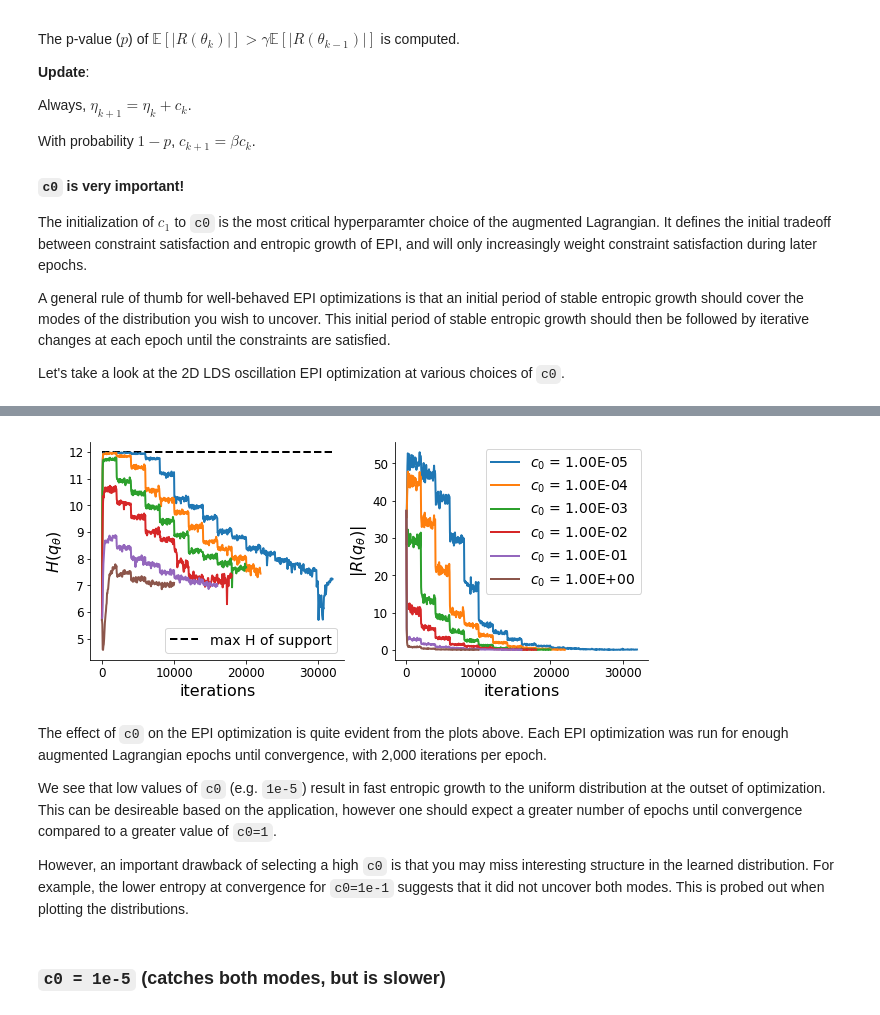
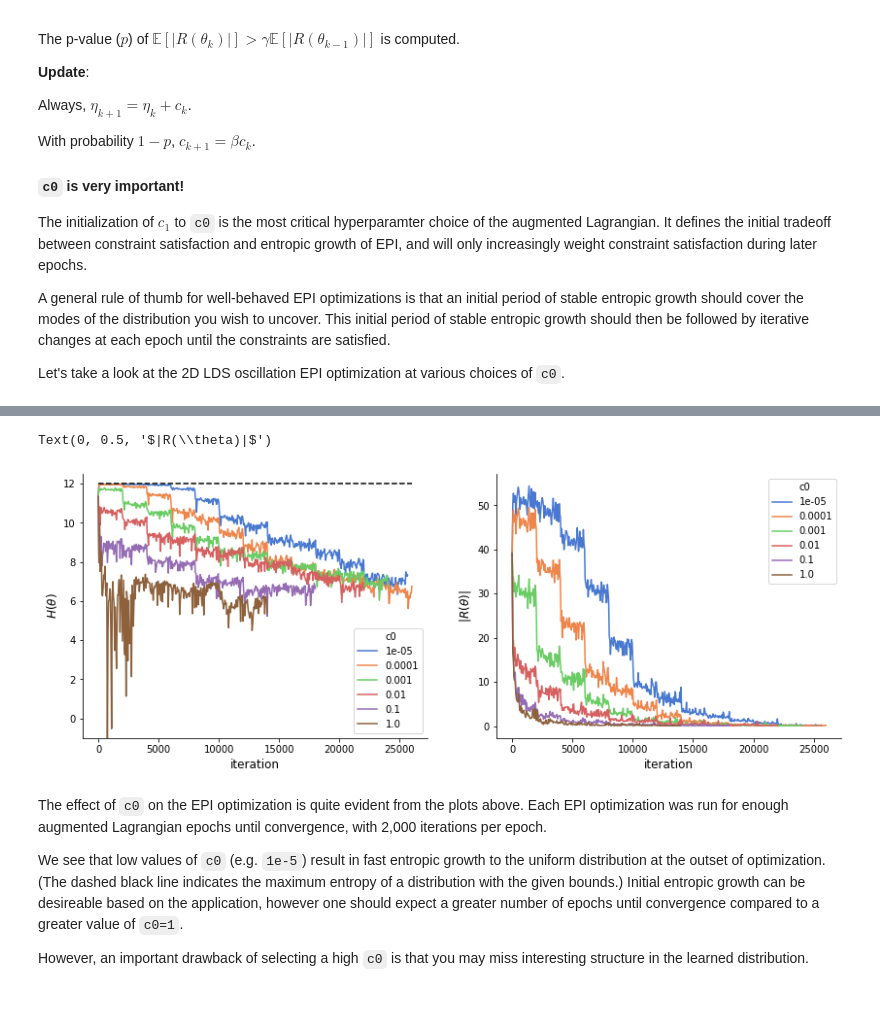
Before and after one commit to cunningham-lab/epi, a Jupyter notebook: notebooks/Augmented_Lagrangian.ipynb, the cells around one changed output, grey strips where cells are left out. Drawn from its saved outputs; the diff is of its cells as text; code cells hidden in the pictures.

```diff
--- a/notebooks/Augmented_Lagrangian.ipynb
+++ b/notebooks/Augmented_Lagrangian.ipynb
@@ -8,6 +8,8 @@ Throughout the tutorial, please refer to the API documentation at [https://epi.r
 First, we'll run the setup code from Tutorials 1 and 2 right up until we invoke the EPI method.
 # %%
 import matplotlib.pyplot as plt
+import matplotlib
+import seaborn as sns
 import numpy as np
 import tensorflow as tf
 # Mac OS jupyter kernel dies without.
@@ -15,6 +17,11 @@ import os
 os.environ['KMP_DUPLICATE_LIB_OK']='True'
 from epi.models import Model, Parameter
 import time
+
+matplotlib.rcParams['axes.labelsize'] = 12
+matplotlib.rcParams['axes.titlesize'] = 14
+matplotlib.rcParams['axes.spines.right'] = False
+matplotlib.rcParams['axes.spines.top'] = False
 
 # 1. Define the model.
 lb, ub = -10., 10.
@@ -129,34 +137,23 @@ EPI(k= 5,i=2000): cost -7.01E+00, H  7.10E+00, |R|^2 1.58E-03
-# %%
-fig, axs = plt.subplots(1, 2, figsize=(10, 4))
-
-labels = [r"$c_0$ = %.2E" % c0 for c0 in c0s]
-max_iter = 0.
-for i in range(len(c0s)):
-    Rs = opt_datas[i][['R%d' % j for j in range(1, M.m+1)]].to_numpy()
-    R_norm = np.linalg.norm(Rs, axis=1)
-    axs[1].plot(opt_datas[i]['iteration'], R_norm)
-    _max_iter = opt_datas[i]['iteration'].max()
-    if (_max_iter > max_iter):
-        max_iter = _max_iter
-
-H_max = -np.log(1/(20.**4))
-axs[0].plot([0, max_iter], [H_max, H_max], 'k--')
-for i in range(len(c0s)):
-    axs[0].plot(opt_datas[i]['iteration'], opt_datas[i]['H'])
-axs[0].legend(['max H of support'])
-axs[0].set_xlabel('iterations')
-axs[0].set_ylabel(r'$H(q_\theta)$')
-axs[1].set_xlabel('iterations')
-axs[1].set_ylabel(r'$|R(q_\theta)|$')
-axs[1].legend(labels)
-plt.show()
-# %% [output]
-[figure, removed]
+# %%
+epi_df = M.get_epi_df()
+epi_df['c0'] = [row['AL_hps']['c0'] for i, row in epi_df.iterrows()]
+epi_df['Rnorm'] = [np.linalg.norm([row['R%d' % j] for j in range(1,5)])
+                   for i, row in epi_df.iterrows()]
+H_max = -np.log(1/(20.**4))
+
+fig, axs = plt.subplots(1,2,figsize=(14,5))
+sns.lineplot(x='iteration', y='H', ax=axs[0], hue='c0', data=epi_df, palette="muted")
+axs[0].set_ylabel(r'$H(\theta)$')
+axs[0].set_ylim([-1, 12.5])
+axs[0].plot([0, epi_df['iteration'].max()], [H_max, H_max], 'k--')
+sns.lineplot(x='iteration', y='Rnorm', ax=axs[1], hue='c0', data=epi_df, palette="muted")
+axs[1].set_ylabel(r'$|R(\theta)|$')
+# %% [output]
+Text(0, 0.5, '$|R(\\theta)|$')
+[figure, added]
 # %% [markdown]
 The effect of `c0` on the EPI optimization is quite evident from the plots above.  Each EPI optimization was run for enough augmented Lagrangian epochs until convergence, with 2,000 iterations per epoch.
 
-We see that low values of `c0` (e.g. `1e-5`) result in fast entropic growth to the uniform distribution at the outset of optimization.  This can be desireable based on the application, however one should expect a greater number of epochs until convergence compared to a greater value of `c0=1`.
+We see that low values of `c0` (e.g. `1e-5`) result in fast entropic growth to the uniform distribution at the outset of optimization. (The dashed black line indicates the maximum entropy of a distribution with the given bounds.) Initial entropic growth can be desireable based on the application, however one should expect a greater number of epochs until convergence compared to a greater value of `c0=1`.
 
-However, an important drawback of selecting a high `c0` is that you may miss interesting structure in the learned distribution.  For example, the lower entropy at convergence for `c0=1e-1` suggests that it did not uncover both modes.  This is probed out when plotting the distributions.
+However, an important drawback of selecting a high `c0` is that you may miss interesting structure in the learned distribution.
-# %% [markdown]
-### `c0 = 1e-5` (catches both modes, but is slower)
```
Also changed, not shown: parts of 7 cells of this notebook, 1 other file.
